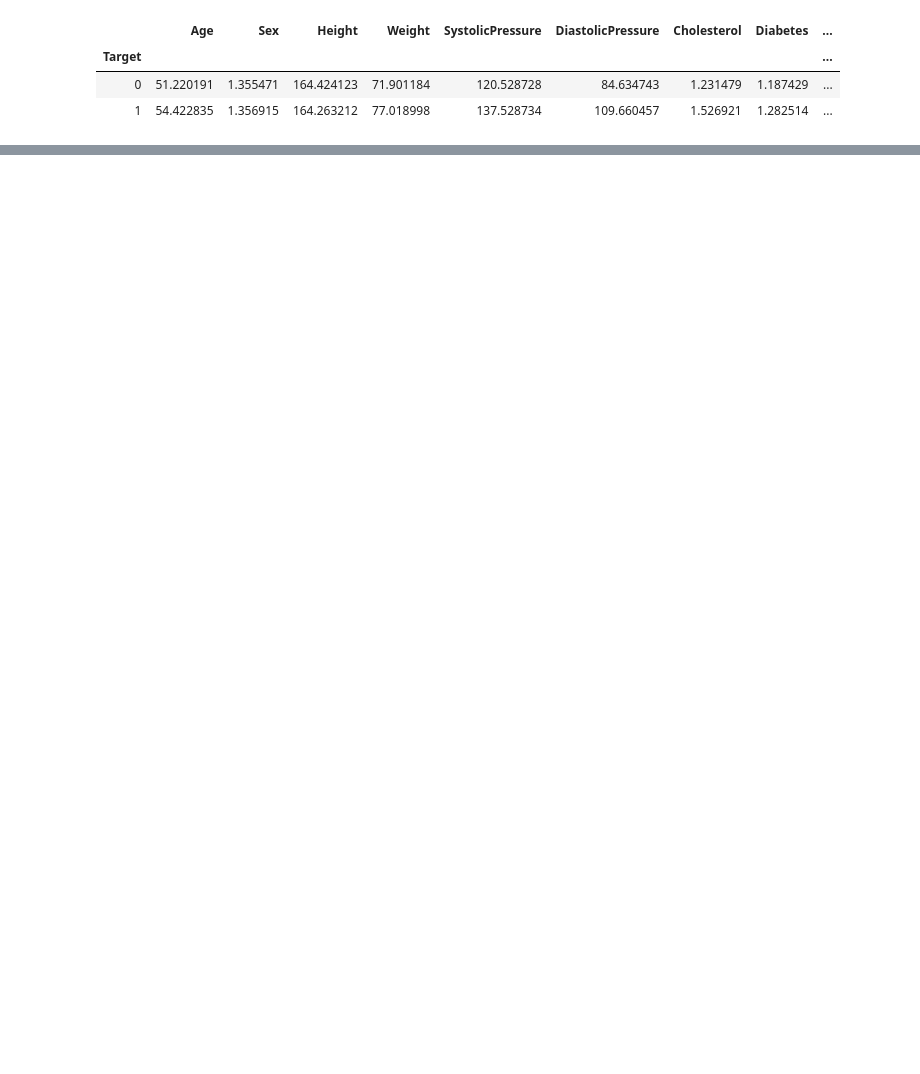
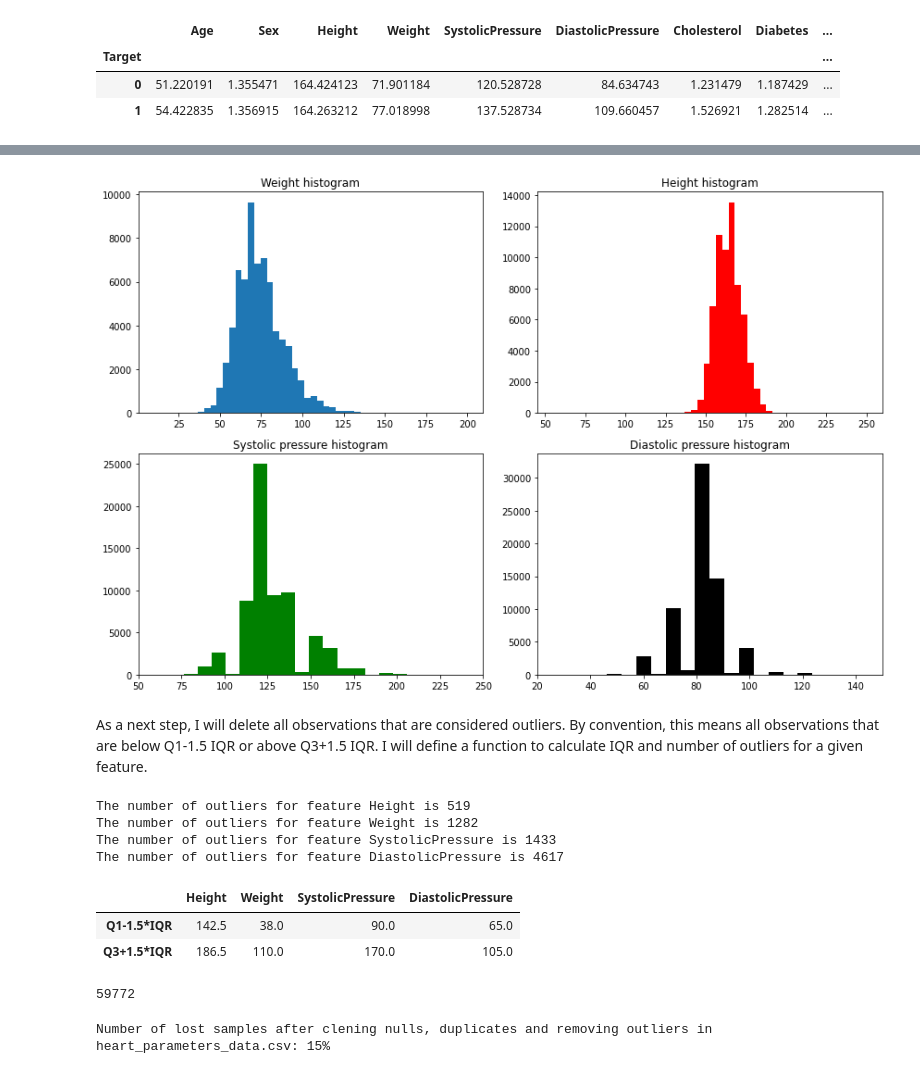
Before and after one commit to carcrupe/TFM, a Jupyter notebook: stroke_exploring_data.ipynb, the cells around one changed output, grey strips where cells are left out. Saved outputs shown, nothing was run; the diff lists cells and outputs as text; code cells hidden in the pictures; blank space fills up the shorter version.

```diff
--- a/stroke_exploring_data.ipynb
+++ b/stroke_exploring_data.ipynb
@@ -87,0 +156,24 @@ target.mean()
+# %%
+# I will represent histrograms for all continous values but age
+figure, axes = plt.subplots(nrows=2, ncols=2, figsize=(12,8))
+
+axes[0,0].hist(df_stroke['Weight'], bins=50);
+axes[0,0].set_title('Weight histogram')
+
+axes[0,1].hist(df_stroke['Height'], bins=50, color='r');
+axes[0,1].set_title('Height histogram')
+
+axes[1,0].hist(df_stroke['SystolicPressure'], bins=2000, color='g');
+axes[1,0].set_xlim([50,250])
+axes[1,0].set_title('Systolic pressure histogram')
+
+axes[1,1].hist(df_stroke['DiastolicPressure'], bins=2000, color='k');
+axes[1,1].set_xlim([20,150])
+axes[1,1].set_title('Diastolic pressure histogram')
+
+
+figure.tight_layout()
+# %% [output]
+[figure, added]
+# %% [markdown]
+As a next step, I will delete all observations that are considered outliers. By convention, this means all observations that are below Q1-1.5 IQR or above Q3+1.5 IQR. I will define a function to calculate IQR and number of outliers for a given feature.
@@ -87,0 +201,42 @@ target.mean()
+# %%
+outliers = quantify_outliers(df_stroke[['Height', 'Weight', 'SystolicPressure', 'DiastolicPressure']])
+# %% [output]
+The number of outliers for feature Height is 519
+The number of outliers for feature Weight is 1282
+The number of outliers for feature SystolicPressure is 1433
+The number of outliers for feature DiastolicPressure is 4617
+# %%
+outliers
+# %% [output]
+|  | Height | Weight | SystolicPressure | DiastolicPressure |
+| Q1-1.5*IQR | 142.5 | 38.0 | 90.0 | 65.0 |
+| Q3+1.5*IQR | 186.5 | 110.0 | 170.0 | 105.0 |
+# %%
+# We have the limits of each feature taking into account the inter quartile range
+# I will delete all of them to have a more realistic dataset for modeling
+
+#Delete diastolic pressures out of range
+df_stroke = df_stroke[df_stroke['DiastolicPressure'] >= outliers['DiastolicPressure'][0]]
+df_stroke = df_stroke[df_stroke['DiastolicPressure'] <= outliers['DiastolicPressure'][1]]
+
+#Delete systolic pressures out of range and the ones lower than diastolic pressure, since this cannot happen
+df_stroke = df_stroke[df_stroke['SystolicPressure']>= outliers['SystolicPressure'][0]]
+df_stroke = df_stroke[df_stroke['SystolicPressure']<= outliers['SystolicPressure'][1]]
+df_stroke = df_stroke[df_stroke['SystolicPressure']>df_stroke['DiastolicPressure']]
+
+#Delete weight out of range
+df_stroke = df_stroke[df_stroke['Weight'] >= outliers['Weight'][0]]
+df_stroke = df_stroke[df_stroke['Weight'] <= outliers['Weight'][1]]
+
+#Delete height out of range
+df_stroke = df_stroke[df_stroke['Height'] >= outliers['Height'][0]]
+df_stroke = df_stroke[df_stroke['Height'] <= outliers['Height'][1]]
+
+cleaned_data = df_stroke.shape[0]
+cleaned_data
+# %% [output]
+59772
+# %%
+print ('Number of lost samples after cleaning nulls, duplicates and removing outliers in heart_parameters_data.csv: {:,.0f}%'.format((1- cleaned_data/original_size)*100))
+# %% [output]
+Number of lost samples after clening nulls, duplicates and removing outliers in heart_parameters_data.csv: 15%
```
Also changed, not shown: parts of 33 cells of this notebook, 2 other files.
